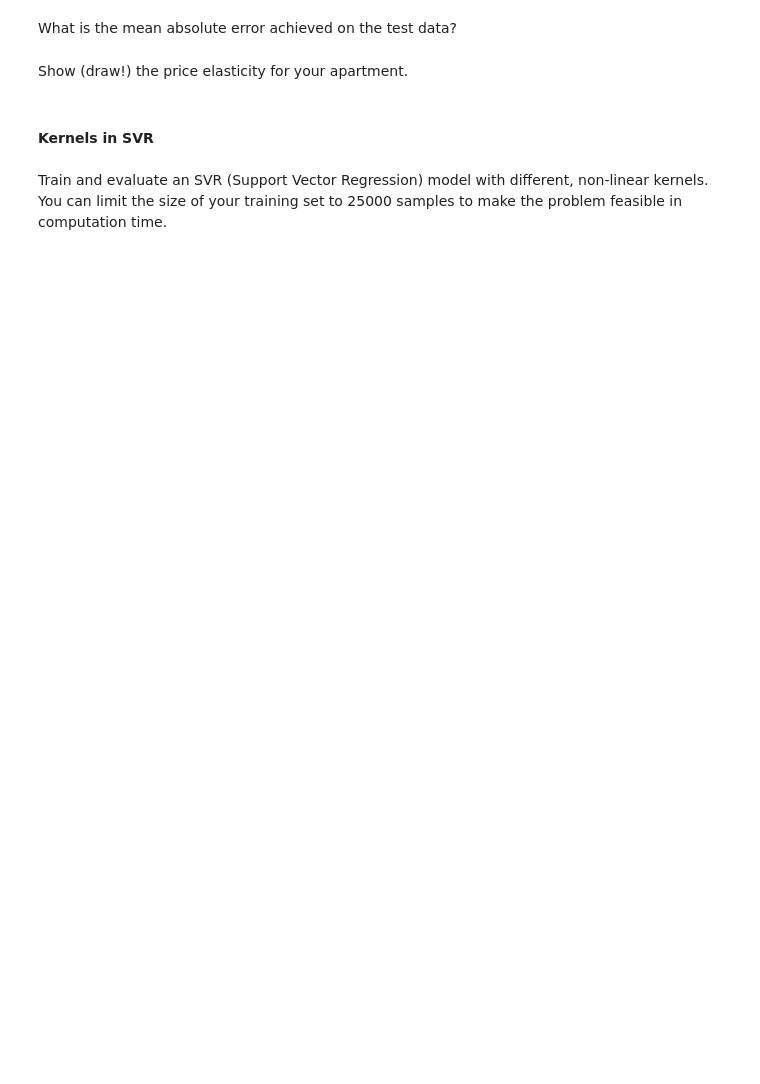
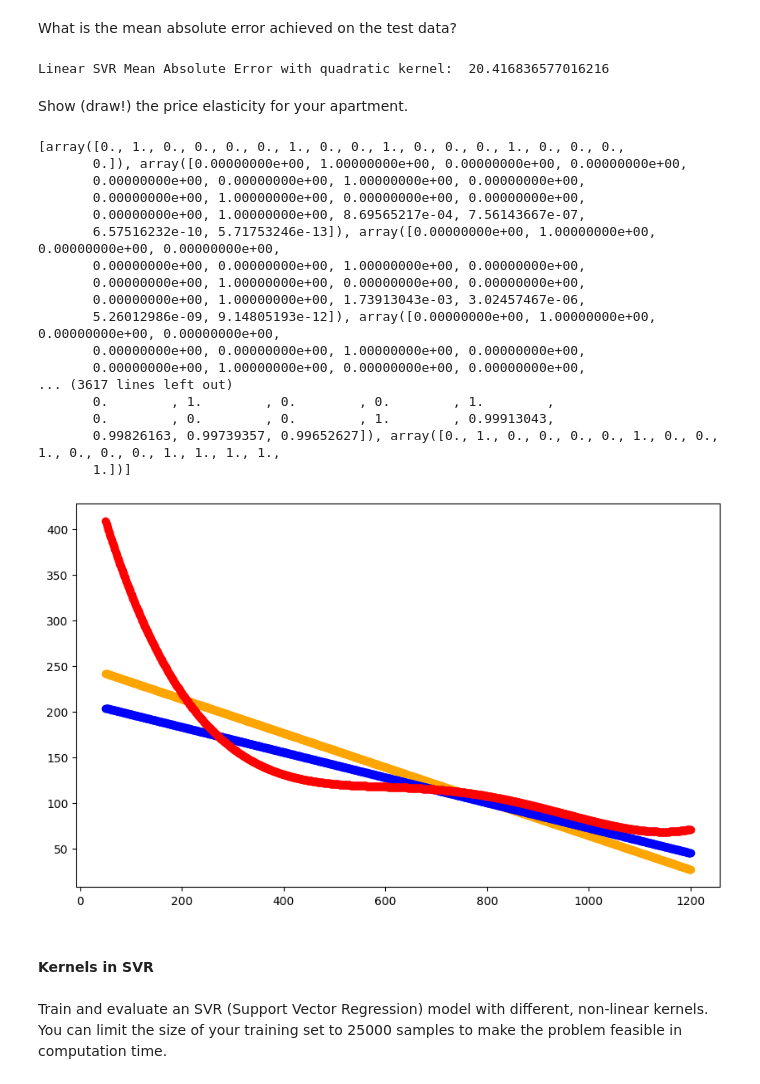
Before and after one commit to victorroferz/Data-Science-RWTH-Course, a Jupyter notebook: assignment_1.ipynb, the cells around one changed output. Drawn from its saved outputs; the diff is of its cells as text; code cells hidden in the pictures; blank space fills up the shorter version.

Commit message:
Began Question 3, neural networks not working at all, not sure about kernels yet

```diff
--- a/assignment_1.ipynb
+++ b/assignment_1.ipynb
@@ -970,11 +1032,57 @@ Use a transformation of the price and a regression to incorporate non-linear rel
 # %% [markdown]
 What is the mean absolute error achieved on the test data?
 # %%
-# Your answer goes here
+sum = 0
+for i in range(len(y_test_quadratic)):
+    sum += abs(y_test_quadratic["utilization"].iloc[i] - linearreg_quad_preds[i])
+
+linearreg_quad_error = sum / len(y_test_quadratic)
+print("Linear SVR Mean Absolute Error with quadratic kernel: ", linearreg_quad_error[0])
+# %% [output]
+Linear SVR Mean Absolute Error with quadratic kernel:  20.416836577016216
 # %% [markdown]
 Show (draw!) the price elasticity for your apartment.
 # %%
-# Your answer goes here
+quad_prices = poly.transform(main_df['price'].to_numpy().reshape(-1, 1))
+
+main_quadratic = []
+for index in range(len(main_df_without_price)):
+    main_quadratic.append(np.concatenate((main_df_without_price.iloc[index], quad_prices[index])))
+
+print(main_quadratic)
+
+# Predict with linear regression for our prepared databse
+main_linreg_quad_util_predictions = linreg_quad.predict(main_quadratic)
+
+# Plot the results
+plt.figure(figsize=(10,6))
+# Denormalize the prices
+# Linear Regression for comparison (orange)
+plt.scatter(x=main_df['price'] * 1150 + 50, y=main_lin_util_predictions, c='orange')
+# Linear SVR (blue)
+plt.scatter(x=main_df['price'] * 1150 + 50, y=main_lsvr_util_predictions, c='blue')
+# Linear SVR (blue)
+plt.scatter(x=main_df['price'] * 1150 + 50, y=main_linreg_quad_util_predictions, c='red')
+plt.show()
+# %% [output]
+[array([0., 1., 0., 0., 0., 0., 1., 0., 0., 1., 0., 0., 0., 1., 0., 0., 0.,
+       0.]), array([0.00000000e+00, 1.00000000e+00, 0.00000000e+00, 0.00000000e+00,
+       0.00000000e+00, 0.00000000e+00, 1.00000000e+00, 0.00000000e+00,
+       0.00000000e+00, 1.00000000e+00, 0.00000000e+00, 0.00000000e+00,
+       0.00000000e+00, 1.00000000e+00, 8.69565217e-04, 7.56143667e-07,
+       6.57516232e-10, 5.71753246e-13]), array([0.00000000e+00, 1.00000000e+00, 0.00000000e+00, 0.00000000e+00,
+       0.00000000e+00, 0.00000000e+00, 1.00000000e+00, 0.00000000e+00,
+       0.00000000e+00, 1.00000000e+00, 0.00000000e+00, 0.00000000e+00,
+       0.00000000e+00, 1.00000000e+00, 1.73913043e-03, 3.02457467e-06,
+       5.26012986e-09, 9.14805193e-12]), array([0.00000000e+00, 1.00000000e+00, 0.00000000e+00, 0.00000000e+00,
+       0.00000000e+00, 0.00000000e+00, 1.00000000e+00, 0.00000000e+00,
+       0.00000000e+00, 1.00000000e+00, 0.00000000e+00, 0.00000000e+00,
+... (3617 lines left out)
+       0.        , 1.        , 0.        , 0.        , 1.        ,
+       0.        , 0.        , 0.        , 1.        , 0.99913043,
+       0.99826163, 0.99739357, 0.99652627]), array([0., 1., 0., 0., 0., 0., 1., 0., 0., 1., 0., 0., 0., 1., 1., 1., 1.,
+       1.])]
+[figure, added]
 # %% [markdown]
 #### Kernels in SVR
 # %% [markdown]
```
Also changed, not shown: parts of 18 cells of this notebook.
